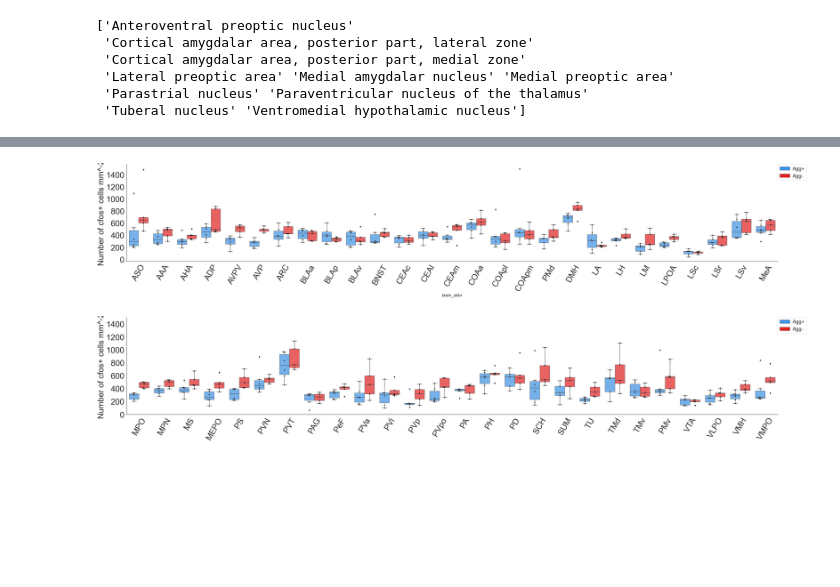
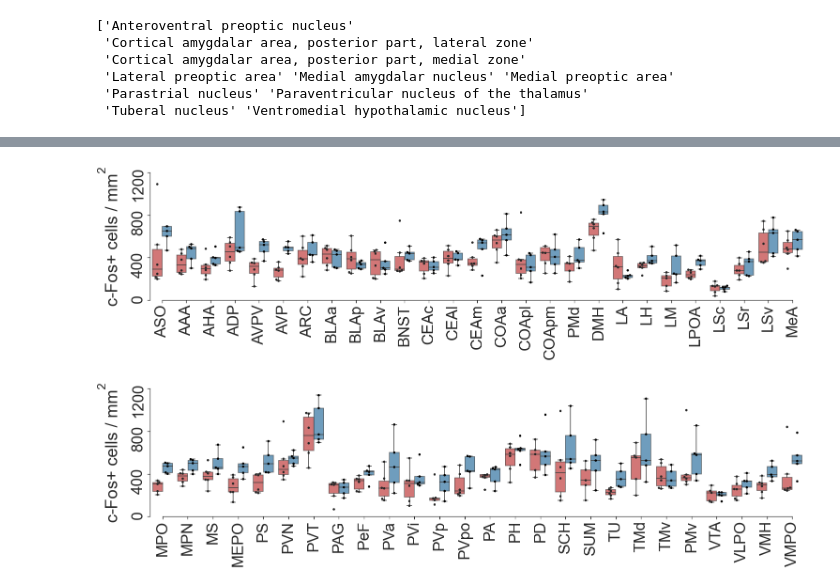
Before and after one commit to FrancisCrickInstitute/negative_parental_switch, a Jupyter notebook: cfos_analysis/hypothalamic_cfos_analysis.ipynb, the cells around one changed output, grey strips where cells are left out. Drawn from its saved outputs; the diff is of its cells as text; code cells hidden in the pictures; blank space fills up the shorter version.

```diff
--- a/cfos_analysis/hypothalamic_cfos_analysis.ipynb
+++ b/cfos_analysis/hypothalamic_cfos_analysis.ipynb
@@ -158,44 +158,46 @@ See the caveats in the documentation: https://pandas.pydata.org/pandas-docs/stab
 # %%
-plt.rc('font', family='serif')
-sns.set(rc={'figure.figsize':(50,7.5)})
-sns.set(font_scale=1.5)
-sns.set_style("white")
+sns.set(rc={'figure.figsize':(25,5)})
+sns.set(font_scale=3)
+sns.set_style("ticks")
 fig,ax = plt.subplots()
 sns.swarmplot(x = 'brain_abbr',
               y = 'cfos/area',
               hue = 'state_after',
               data = categ[:27*11-1] ,
               dodge = True,
               color = 'black')
 
-
 g = sns.boxplot(x = 'brain_abbr',
             y = 'cfos/area',
             hue = 'state_after',
             data = categ[:27*11-1],
             dodge = True,
-            palette = ['dodgerblue', 'red'],
-            boxprops=dict(alpha=.7))
+            palette = ['Tab:red', 'Tab:blue'],
+            boxprops=dict(alpha=.7), showfliers=False)
 
 handles, labels = ax.get_legend_handles_labels()
 lgd = ax.legend(handles[2:4], labels[2:4],
                 bbox_to_anchor=(1, 1),
                 loc=2, borderaxespad=0,
                 fontsize='large',
                 handletextpad = 0.5)
-# plt.xlabel(None)
-plt.ylabel('Number of cfos+ cells mm^-2', fontsize = 35)
-plt.yticks(fontsize = 35)
-plt.xticks(rotation=60, fontsize = 35)
-sns.despine()
-# plt.savefig('cfos_1.jpg', dpi=600, bbox_inches='tight')
+plt.xlabel(None)
+plt.ylabel('c-Fos+ cells / $\mathregular{mm^{2}}$', labelpad=20)
+plt.yticks(rotation = 90)
+plt.xticks(rotation=90)
+ax.legend_.remove()
+plt.ylim(0,1200)
+ax.yaxis.set_major_locator(plt.MaxNLocator(3))
+sns.despine(trim=True)
+
+plt.savefig('/Volumes/lab-kohlj/home/shared/projects/NegativeParentalSwitch/figures/Figure_3/linked_figure3/cfos_1.pdf',
+dpi=600,bbox_inches='tight', transparent=True)
 # %% [output]
-[figure, old version]
+[figure, new version]
 # %%
-plt.rc('font', family='serif')
-sns.set(rc={'figure.figsize':(50,7.5)})
-sns.set(font_scale=1.5)
-sns.set_style("white")
+sns.set(rc={'figure.figsize':(25,5)})
+sns.set(font_scale=3)
+sns.set_style("ticks")
 fig,ax = plt.subplots()
 sns.swarmplot(x = 'brain_abbr',
               y = 'cfos/area',
@@ -209,8 +211,8 @@ g = sns.boxplot(x = 'brain_abbr',
             hue = 'state_after',
             data = categ[27*11:],
             dodge = True,
-            palette = ['dodgerblue', 'red'],
-            boxprops=dict(alpha=.7))
+            palette = ['Tab:red', 'Tab:blue'],
+            boxprops=dict(alpha=.7), showfliers=False)
 
 handles, labels = ax.get_legend_handles_labels()
 lgd = ax.legend(handles[2:4], labels[2:4],
@@ -219,12 +221,14 @@ lgd = ax.legend(handles[2:4], labels[2:4],
                 fontsize='large',
                 handletextpad = 0.5)
 plt.xlabel(None)
-plt.ylabel('Number of cfos+ cells mm^-2', fontsize = 35)
-plt.yticks(fontsize = 35)
-plt.xticks(rotation=60, fontsize = 35)
-ax = plt.gca()
-ax.set_ylim([0, 1500])
-sns.despine()
-plt.savefig('cfos_2.jpg', dpi=600,bbox_inches='tight')
+plt.ylabel('c-Fos+ cells / $\mathregular{mm^{2}}$', labelpad=20)
+plt.yticks(rotation = 90)
+plt.xticks(rotation=90)
+ax.legend_.remove()
+plt.ylim(0,1200)
+ax.yaxis.set_major_locator(plt.MaxNLocator(3))
+sns.despine(trim=True)
+plt.savefig('/Volumes/lab-kohlj/home/shared/projects/NegativeParentalSwitch/figures/Figure_3/linked_figure3/cfos_2.pdf',
+dpi=600,bbox_inches='tight', transparent=True)
 # %% [output]
-[figure, old version]
+[figure, new version]
```
Also changed, not shown: parts of 1 cell of this notebook, 44 other files.
